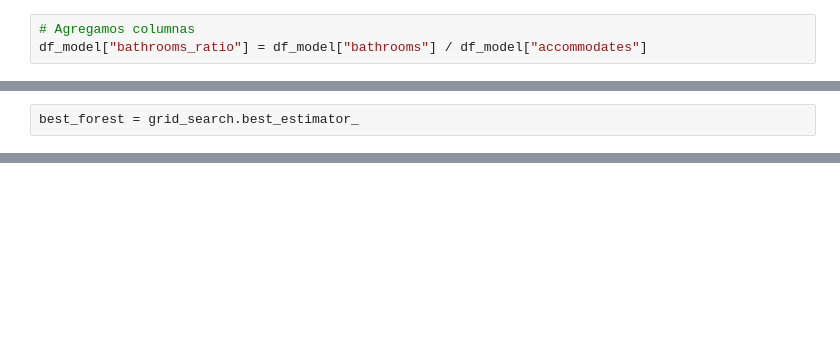
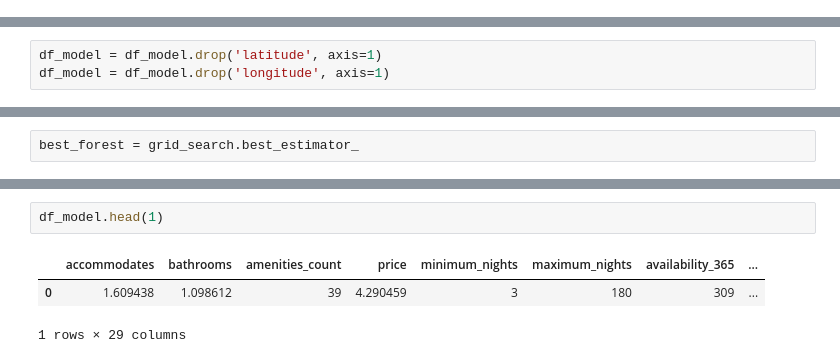
Before and after one commit to Germandcont/Project_Airbnb_PricePrediction, a Jupyter notebook: Notebooks/listings.ipynb, the cells around one changed output, grey strips where cells are left out. Cells and saved outputs as stored; diff of their text form; blank space fills up the shorter version.

```diff
--- a/Notebooks/listings.ipynb
+++ b/Notebooks/listings.ipynb
@@ -678,9 +680,6 @@ sns.heatmap(numeric_df.corr(), annot=True, cmap="YlGnBu", annot_kws={"size": 10}
 plt.show()
 # %% [output]
 [figure]
-# %%
-# Agregamos columnas
-df_model["bathrooms_ratio"] = df_model["bathrooms"] / df_model["accommodates"]
 # %%
 plt.figure(figsize=(10, 6))
 sns.scatterplot(data=df_model, x='longitude', y='latitude', hue='price', palette='viridis', alpha=0.5)
@@ -695,0 +699,3 @@ df_model = df_model.join(pd.get_dummies(df_model.neighbourhood_cleansed, dtype=i
+# %%
+df_model = df_model.drop('latitude', axis=1)
+df_model = df_model.drop('longitude', axis=1)
@@ -757,0 +779,6 @@ RMSE en escala original: 0.41
+# %%
+df_model.head(1)
+# %% [output]
+|  | accommodates | bathrooms | amenities_count | price | minimum_nights | maximum_nights | availability_365 | ... |
+| 0 | 1.609438 | 1.098612 | 39 | 4.290459 | 3 | 180 | 309 | ... |
+1 rows × 29 columns
```
Also changed, not shown: parts of 13 cells of this notebook, 4 other files.
